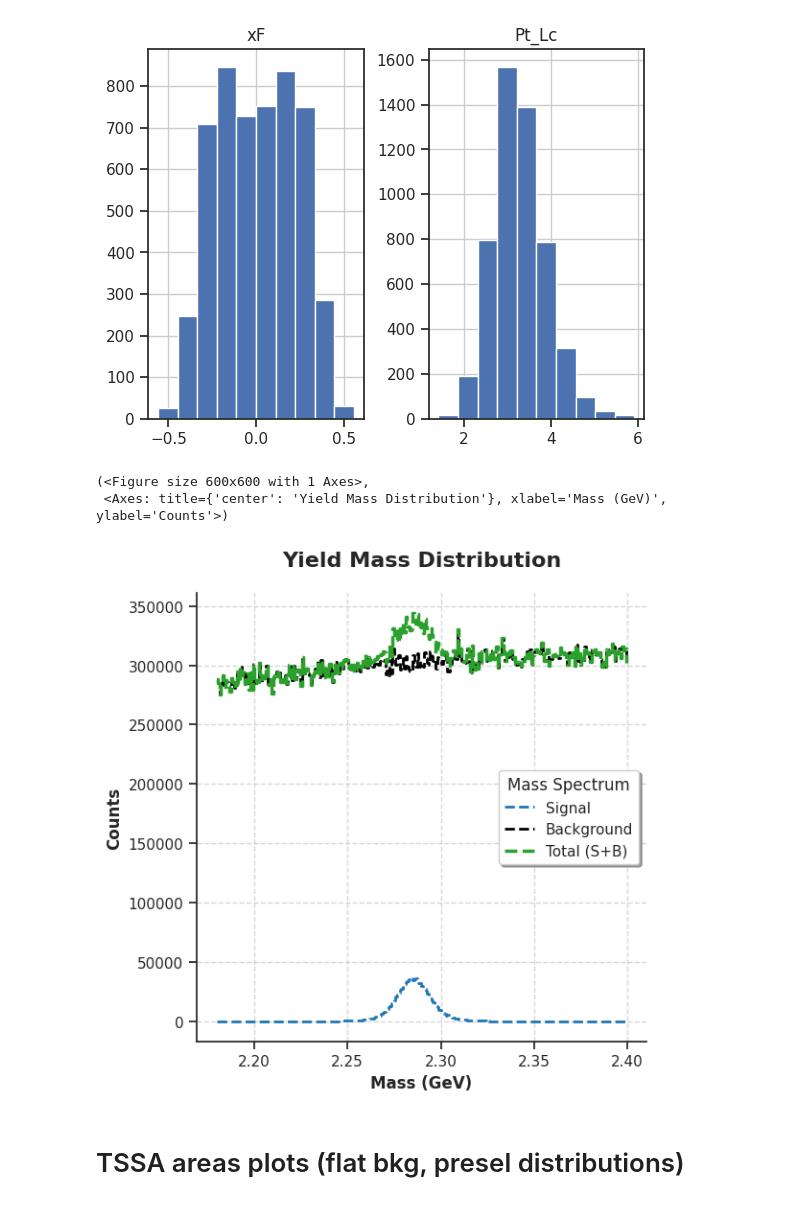
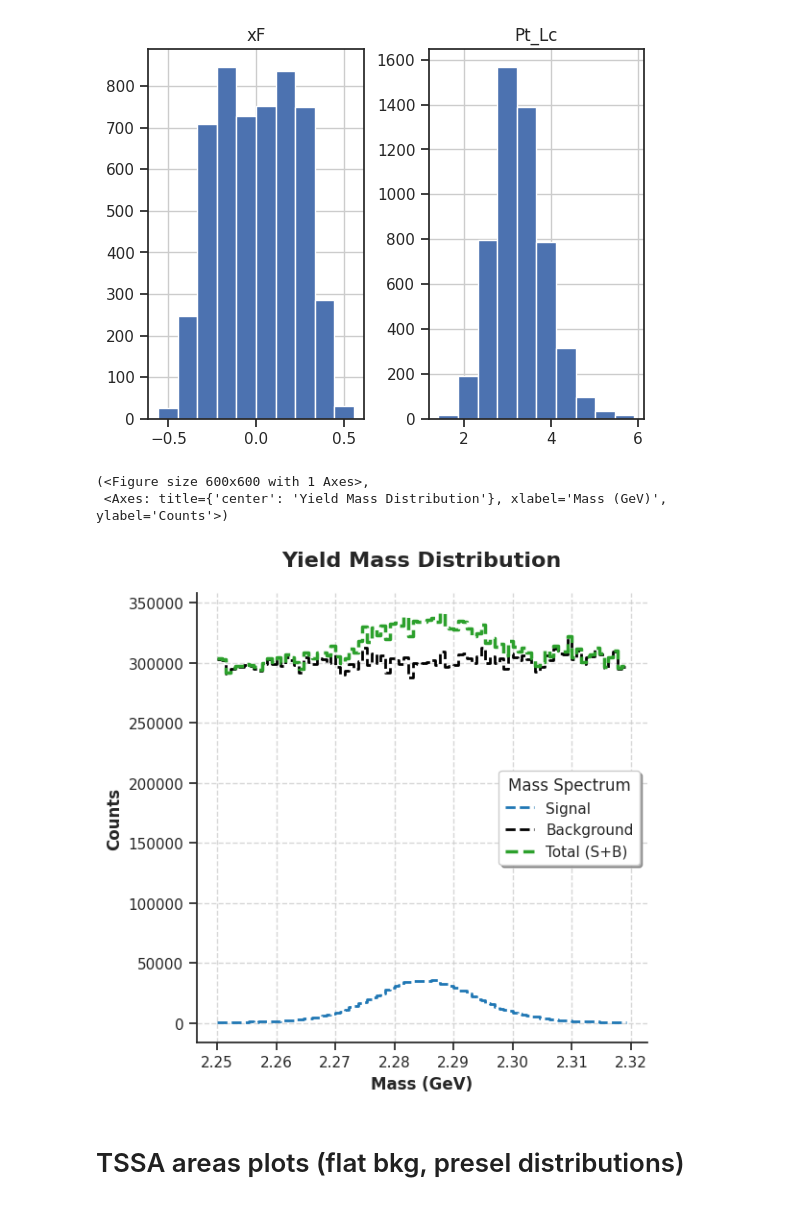
Before and after one commit to ArtSmirnovCH/SPD-Lc-pKpi-27, a Jupyter notebook: analysis_notebooks/supporting analysis/TSSA.ipynb, the cells around one changed output. Cells and saved outputs as stored; diff of their text form; code cells hidden in the pictures.

```diff
--- a/analysis_notebooks/supporting analysis/TSSA.ipynb
+++ b/analysis_notebooks/supporting analysis/TSSA.ipynb
@@ -97,31 +100,33 @@ total_heights, total_heights_errors, sig_heights, sig_heights_errors, bg_heights
     gev_per_bin=0.000773
 )
 # %%
-# xf_limits = [0.2, 0.4]
+# xf_limits = [-0.3, 0.3]
 # phi_limit = [0., np.pi / 6]
 #
 # mask = (phi_limit[0] < proc_df['phi_angle']) & (proc_df['phi_angle'] < phi_limit[1])
 # mask &= (xf_limits[0] < proc_df['xF']) & (proc_df['xF'] < xf_limits[1])
+#
+# sig_mass_distr = proc_df.loc[(proc_df['tag'] == 'Sig') & mask, 'mass_Lc']
+# bg_mass_distr = proc_df.loc[(proc_df['tag'] == 'Bg') & mask, 'mass_Lc']
 
 sig_mass_distr = proc_df.loc[(proc_df['tag'] == 'Sig'), 'mass_Lc']
 bg_mass_distr = proc_df.loc[(proc_df['tag'] == 'Bg'), 'mass_Lc']
-
 
 total_spectrum(
     sig_mass_distr=sig_mass_distr,
     bg_mass_distr=bg_mass_distr,
     have_sig_events=CFG.have_sig_events_1 / sig_eff,
     have_bg_events=CFG.have_bg_events_1 / bg_eff,
-    mass_interval=(proc_mass_min, proc_mass_max),
+    mass_interval=(2.25, 2.32),
     gev_per_bin=0.000773,
     log_y=False,
     only_total=False,
     line_style='--'
 )
 # %% [output]
 (<Figure size 600x600 with 1 Axes>,
  <Axes: title={'center': 'Yield Mass Distribution'}, xlabel='Mass (GeV)', ylabel='Counts'>)
-[figure, old version]
+[figure, new version]
 # %% [markdown]
 # TSSA areas plots (flat bkg, presel distributions)
 # %%
```
Also changed, not shown: parts of 5 cells of this notebook, 4 other files.
